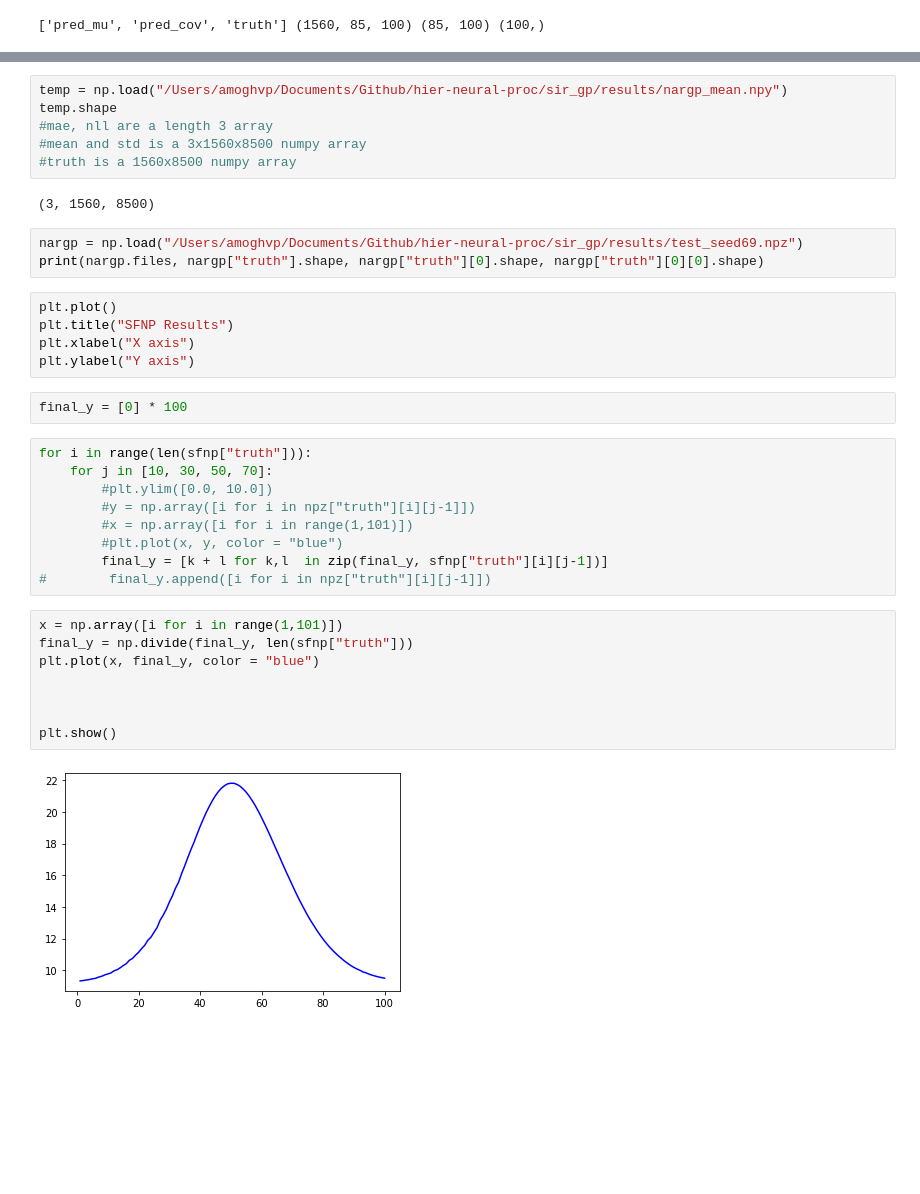
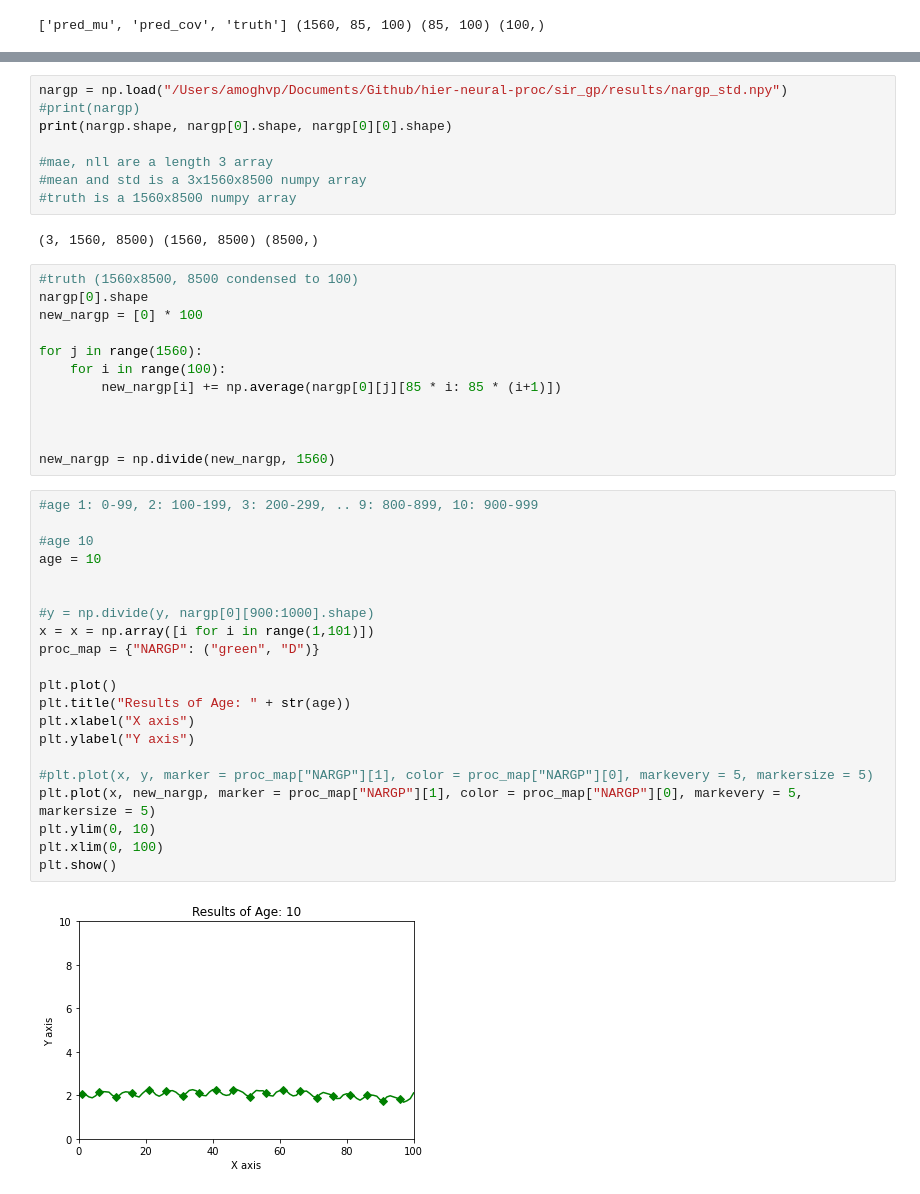
Before and after one commit to apatankar22/hier-neural-proc, a Jupyter notebook: visualization.ipynb, the cells around one changed output, grey strips where cells are left out. Drawn from its saved outputs; the diff is of its cells as text; blank space fills up the shorter version.

```diff
--- a/visualization.ipynb
+++ b/visualization.ipynb
@@ -18,37 +110,45 @@ print(mfnp.files, mfnp["truth"].shape, mfnp["truth"][0].shape, mfnp["truth"][0][
 # %%
-temp = np.load("/Users/amoghvp/Documents/Github/hier-neural-proc/sir_gp/results/nargp_mean.npy")
-temp.shape
+nargp = np.load("/Users/amoghvp/Documents/Github/hier-neural-proc/sir_gp/results/nargp_std.npy")
+#print(nargp)
+print(nargp.shape, nargp[0].shape, nargp[0][0].shape)
+
 #mae, nll are a length 3 array
 #mean and std is a 3x1560x8500 numpy array
 #truth is a 1560x8500 numpy array
 # %% [output]
-(3, 1560, 8500)
+(3, 1560, 8500) (1560, 8500) (8500,)
-# %%
-nargp = np.load("/Users/amoghvp/Documents/Github/hier-neural-proc/sir_gp/results/test_seed69.npz")
-print(nargp.files, nargp["truth"].shape, nargp["truth"][0].shape, nargp["truth"][0][0].shape)
-# %%
-plt.plot()
-plt.title("SFNP Results")
-plt.xlabel("X axis")
-plt.ylabel("Y axis")
-# %%
-final_y = [0] * 100
-# %%
-for i in range(len(sfnp["truth"])):
-    for j in [10, 30, 50, 70]:
-        #plt.ylim([0.0, 10.0])
-        #y = np.array([i for i in npz["truth"][i][j-1]])
-        #x = np.array([i for i in range(1,101)])
-        #plt.plot(x, y, color = "blue")
-        final_y = [k + l for k,l  in zip(final_y, sfnp["truth"][i][j-1])]
-#        final_y.append([i for i in npz["truth"][i][j-1]])
-# %%
-x = np.array([i for i in range(1,101)])
-final_y = np.divide(final_y, len(sfnp["truth"]))
-plt.plot(x, final_y, color = "blue")
-
-
-
-plt.show()
-# %% [output]
-[figure, removed]
+# %%
+#truth (1560x8500, 8500 condensed to 100)
+nargp[0].shape
+new_nargp = [0] * 100
+
+for j in range(1560):
+    for i in range(100):
+        new_nargp[i] += np.average(nargp[0][j][85 * i: 85 * (i+1)])
+
+
+
+new_nargp = np.divide(new_nargp, 1560)
+# %%
+#age 1: 0-99, 2: 100-199, 3: 200-299, .. 9: 800-899, 10: 900-999
+
+#age 10
+age = 10
+
+
+#y = np.divide(y, nargp[0][900:1000].shape)
+x = x = np.array([i for i in range(1,101)])
+proc_map = {"NARGP": ("green", "D")}
+
+plt.plot()
+plt.title("Results of Age: " + str(age))
+plt.xlabel("X axis")
+plt.ylabel("Y axis")
+
+#plt.plot(x, y, marker = proc_map["NARGP"][1], color = proc_map["NARGP"][0], markevery = 5, markersize = 5)
+plt.plot(x, new_nargp, marker = proc_map["NARGP"][1], color = proc_map["NARGP"][0], markevery = 5, markersize = 5)
+plt.ylim(0, 10)
+plt.xlim(0, 100)
+plt.show()
+# %% [output]
+[figure, added]
```
Also changed, not shown: parts of 7 cells of this notebook.
